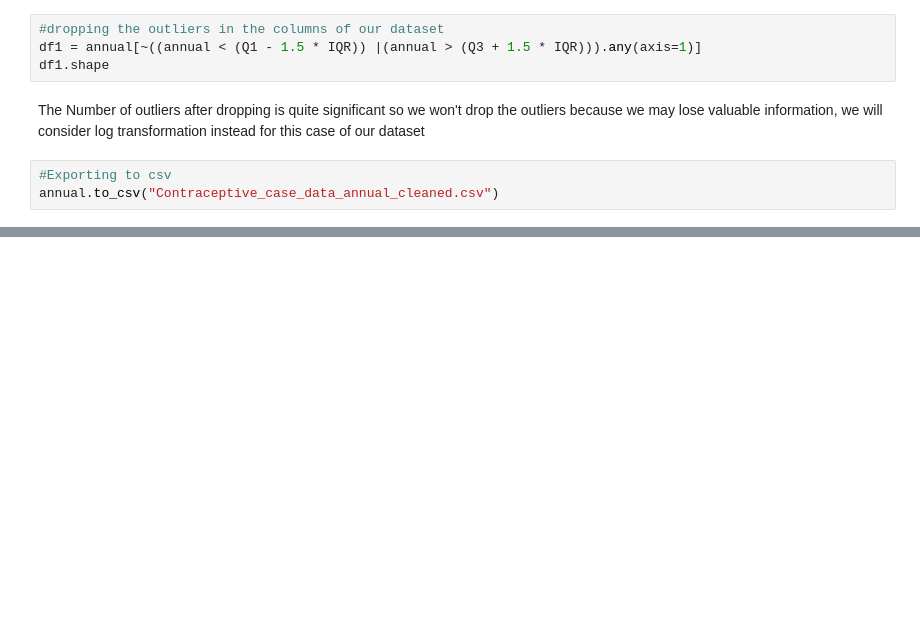
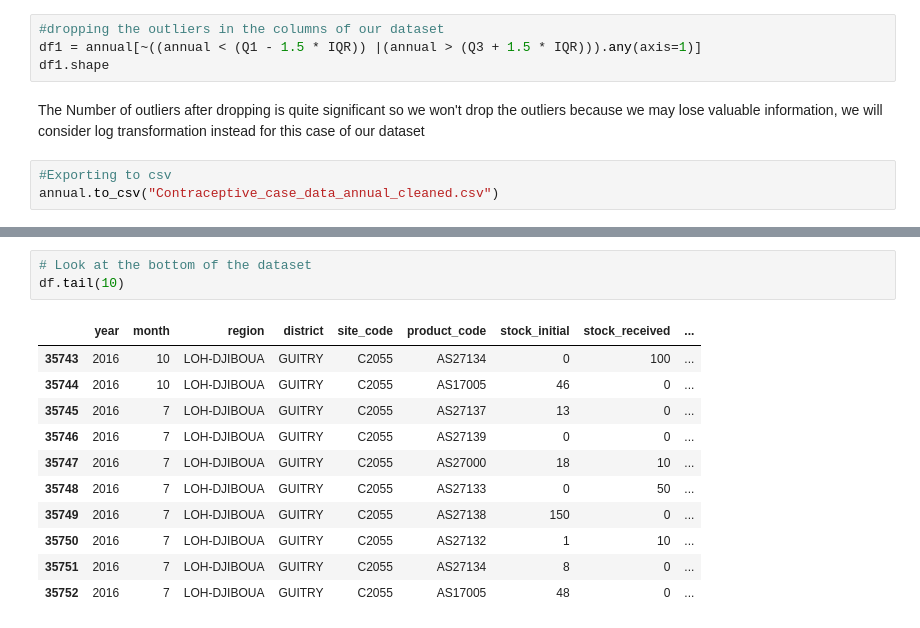
Before and after one commit to Viviankatheu/Future-Contraceptive-Use, a Jupyter notebook: Intelligent_Forecasting_Challenge_Model_Future_Contraceptive__Use_in_Cote_d'Ivoire.ipynb, the cells around one changed output, grey strips where cells are left out. Drawn from its saved outputs; the diff is of its cells as text; blank space fills up the shorter version.

```diff
--- a/Intelligent_Forecasting_Challenge_Model_Future_Contraceptive__Use_in_Cote_d'Ivoire.ipynb
+++ b/Intelligent_Forecasting_Challenge_Model_Future_Contraceptive__Use_in_Cote_d'Ivoire.ipynb
@@ -321,0 +329,15 @@ annual.to_csv("Contraceptive_case_data_annual_cleaned.csv")
+# %%
+# Look at the bottom of the dataset
+df.tail(10)
+# %% [output]
+|  | year | month | region | district | site_code | product_code | stock_initial | stock_received | ... |
+| 35743 | 2016 | 10 | LOH-DJIBOUA | GUITRY | C2055 | AS27134 | 0 | 100 | ... |
+| 35744 | 2016 | 10 | LOH-DJIBOUA | GUITRY | C2055 | AS17005 | 46 | 0 | ... |
+| 35745 | 2016 | 7 | LOH-DJIBOUA | GUITRY | C2055 | AS27137 | 13 | 0 | ... |
+| 35746 | 2016 | 7 | LOH-DJIBOUA | GUITRY | C2055 | AS27139 | 0 | 0 | ... |
+| 35747 | 2016 | 7 | LOH-DJIBOUA | GUITRY | C2055 | AS27000 | 18 | 10 | ... |
+| 35748 | 2016 | 7 | LOH-DJIBOUA | GUITRY | C2055 | AS27133 | 0 | 50 | ... |
+| 35749 | 2016 | 7 | LOH-DJIBOUA | GUITRY | C2055 | AS27138 | 150 | 0 | ... |
+| 35750 | 2016 | 7 | LOH-DJIBOUA | GUITRY | C2055 | AS27132 | 1 | 10 | ... |
+| 35751 | 2016 | 7 | LOH-DJIBOUA | GUITRY | C2055 | AS27134 | 8 | 0 | ... |
+| 35752 | 2016 | 7 | LOH-DJIBOUA | GUITRY | C2055 | AS17005 | 48 | 0 | ... |
```
Also changed, not shown: parts of 43 cells of this notebook.
